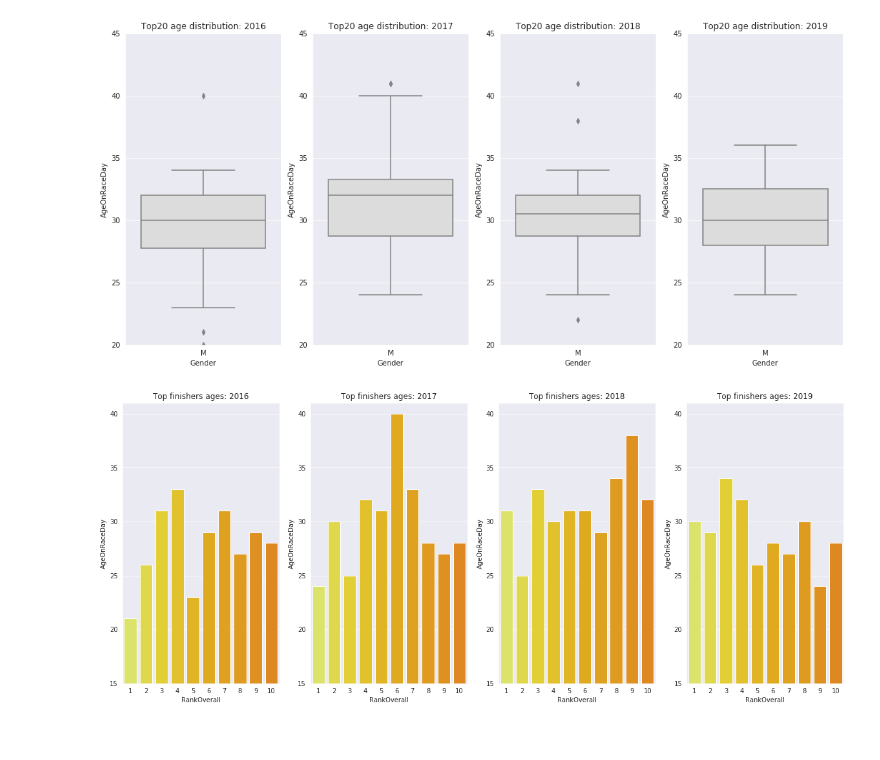
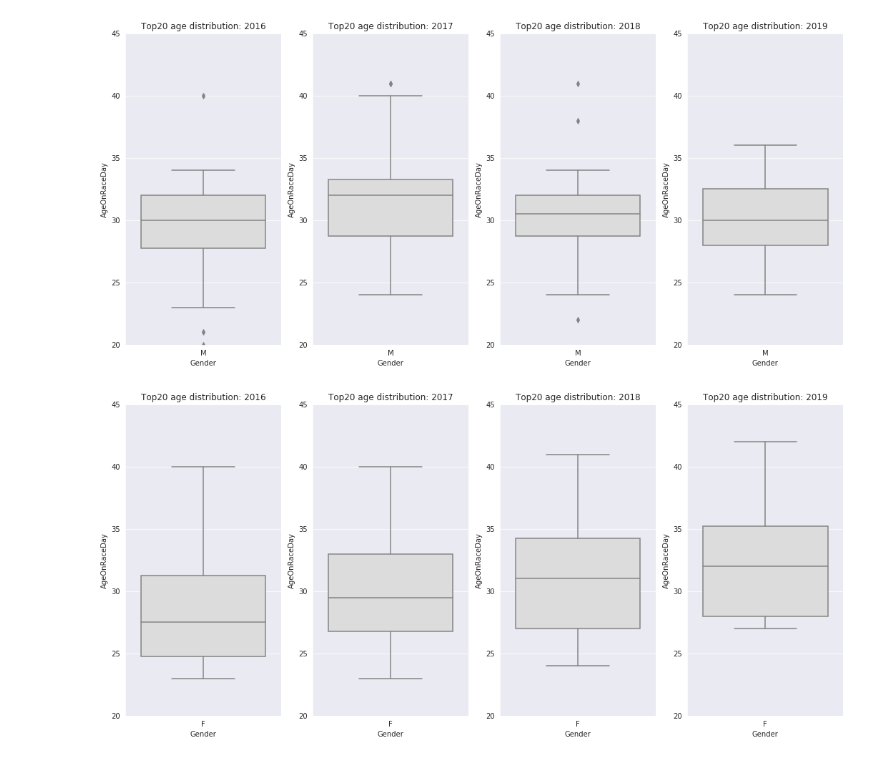
Before and after one commit to mijapa/BostonMarathonAnalisys, a Jupyter notebook: BostonMarathonTop.ipynb, the cells around one changed output. Cells and saved outputs as stored; diff of their text form; code cells hidden in the pictures.

Commit message:
add top 20 woman age distribution

```diff
--- a/BostonMarathonTop.ipynb
+++ b/BostonMarathonTop.ipynb
@@ -73,6 +73,24 @@ g.set_ylim(20,45);
 g.figure.set_size_inches(18,8)
 # %% [output]
 [figure]
+# %%
+tx = 20
+fig, ax =plt.subplots(1,4)
+g = sns.boxplot(x='Gender', y='AgeOnRaceDay', palette="coolwarm", data=results_2016[results_2016.Gender=='F'].head(tx), ax=ax[0])
+g.set_title("Top20 age distribution: 2016")
+g.set_ylim(20,45);
+g = sns.boxplot(x='Gender', y='AgeOnRaceDay', palette="coolwarm", data=results_2017[results_2017.Gender=='F'].head(tx), ax=ax[1])
+g.set_title("Top20 age distribution: 2017")
+g.set_ylim(20,45);
+g = sns.boxplot(x='Gender', y='AgeOnRaceDay', palette="coolwarm", data=results_2018[results_2018.Gender=='F'].head(tx), ax=ax[2])
+g.set_title("Top20 age distribution: 2018")
+g.set_ylim(20,45);
+g = sns.boxplot(x='Gender', y='AgeOnRaceDay', palette="coolwarm", data=results_2019[results_2019.Gender=='F'].head(tx), ax=ax[3])
+g.set_title("Top20 age distribution: 2019")
+g.set_ylim(20,45);
+g.figure.set_size_inches(18,8)
+# %% [output]
+[figure, added]
 # %%
 fig, ax =plt.subplots(1,4)
 g = sns.barplot(x='RankOverall', y='AgeOnRaceDay', palette="Wistia", data=results_2016.head(tx), ax=ax[0])
@@ -88,8 +106,6 @@ g = sns.barplot(x='RankOverall', y='AgeOnRaceDay', palette="Wistia", data=result
 g.set_ylim(15,41);
 g.set_title("Top finishers ages: 2019")
 g.figure.set_size_inches(20,8)
-# %% [output]
-[figure, removed]
 # %%
 fig, ax =plt.subplots(1,4)
 g = sns.barplot(x='RankOverall', y=results_2016.head(tx)['OfficialTime'].apply(lambda x: x.total_seconds()/3600), palette="summer", data=results_2016.head(tx), ax=ax[0])
```
Also changed, not shown: parts of 1 cell of this notebook.
